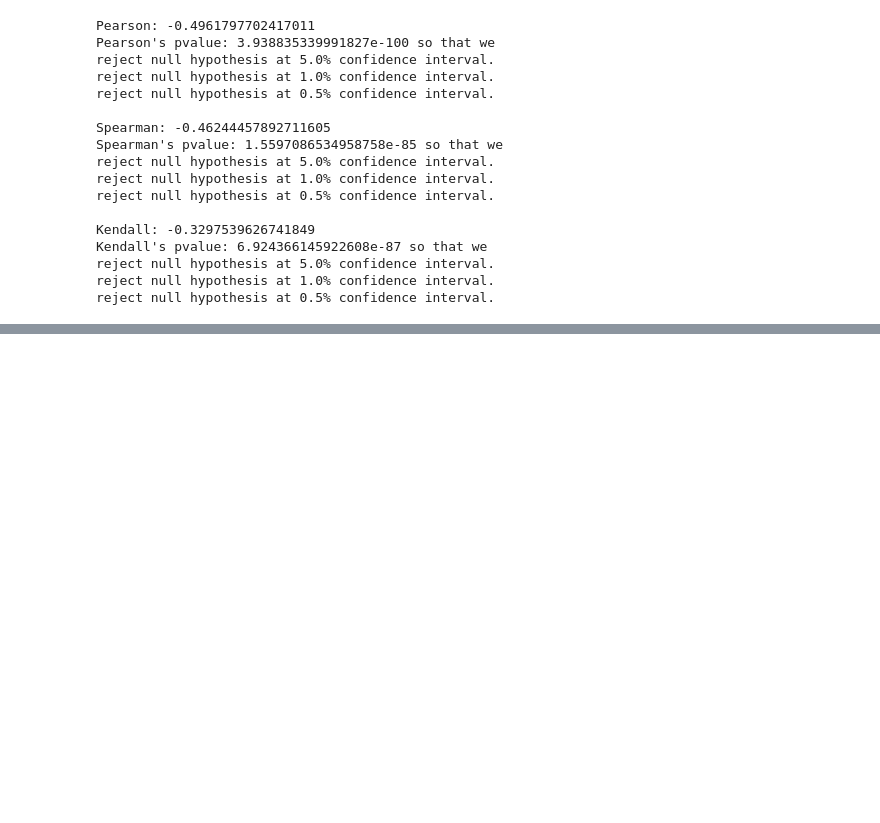
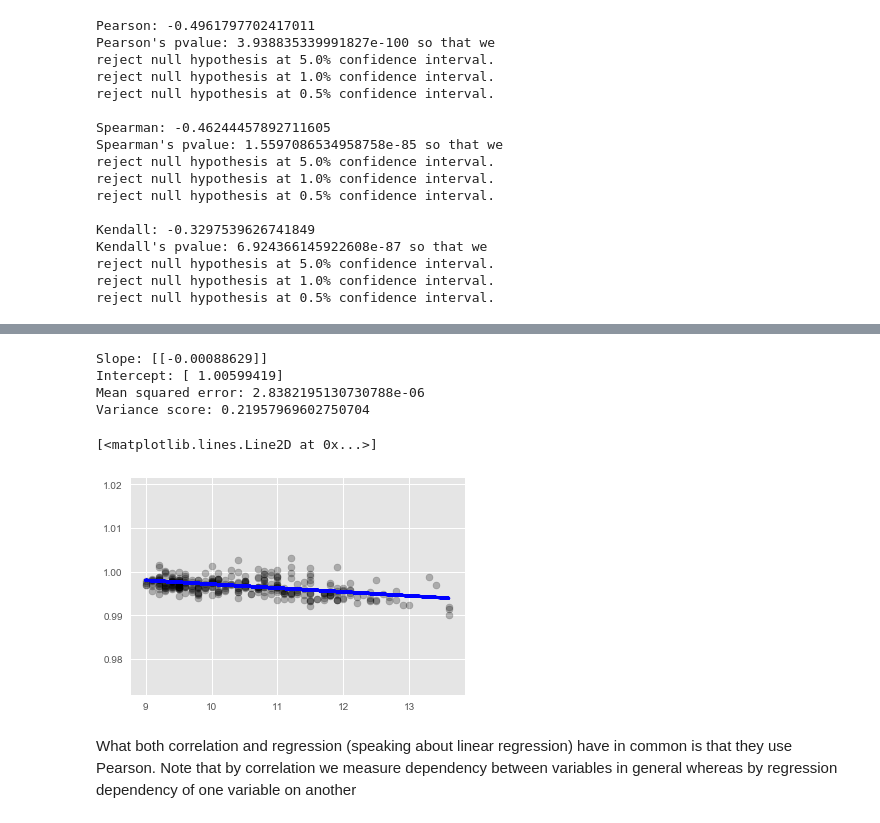
Before and after one commit to ludgo/udaWine, a Jupyter notebook: notebook.ipynb, the cells around one changed output, grey strips where cells are left out. Cells and saved outputs as stored; diff of their text form; code cells hidden in the pictures; blank space fills up the shorter version.

Commit message:
regression

```diff
--- a/notebook.ipynb
+++ b/notebook.ipynb
@@ -496,0 +505,28 @@ reject null hypothesis at 0.5% confidence interval.
+# %%
+train_set, test_set = model_selection.train_test_split(two, test_size=.2)
+
+X_train = train_set['alcohol'].values.reshape(len(train_set), 1)
+X_test = test_set['alcohol'].values.reshape(len(test_set), 1)
+
+y_train = train_set['density'].values.reshape(len(train_set), 1)
+y_test = test_set['density'].values.reshape(len(test_set), 1)
+
+regr = linear_model.LinearRegression()
+regr.fit(X_train, y_train)
+
+print('Slope: {}'.format(regr.coef_))
+print('Intercept: {}'.format(regr.intercept_ ))
+print('Mean squared error: {}'.format(np.mean((regr.predict(X_test) - y_test) ** 2)))
+print('Variance score: {}'.format(regr.score(X_test, y_test)))
+
+plt.scatter(X_test, y_test, color='black', alpha=.25)
+plt.plot(X_test, regr.predict(X_test), color='blue', linewidth=3)
+# %% [output]
+Slope: [[-0.00088629]]
+Intercept: [ 1.00599419]
+Mean squared error: 2.8382195130730788e-06
+Variance score: 0.21957969602750704
+[<matplotlib.lines.Line2D at 0x...>]
+[figure, added]
+# %% [markdown]
+What both correlation and regression (speaking about linear regression) have in common is that they use Pearson. Note that by correlation we measure dependency between variables in general whereas by regression dependency of one variable on another
```
Also changed, not shown: parts of 21 cells of this notebook.
